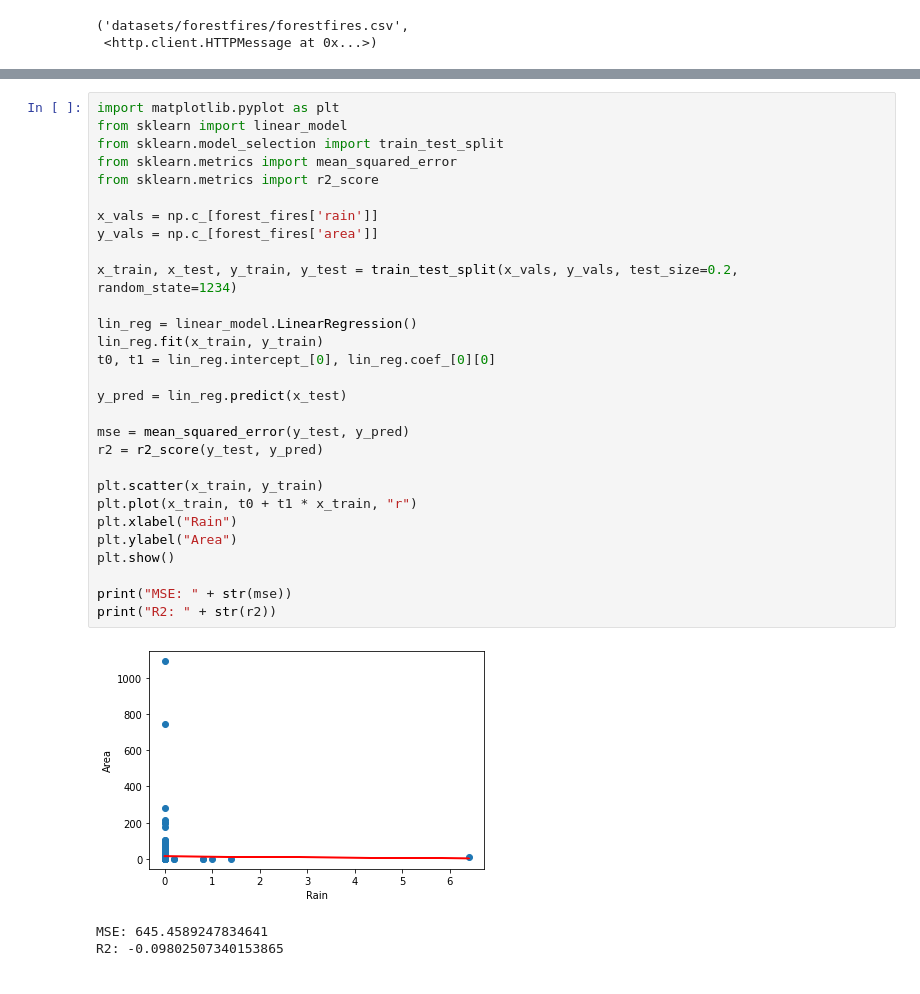
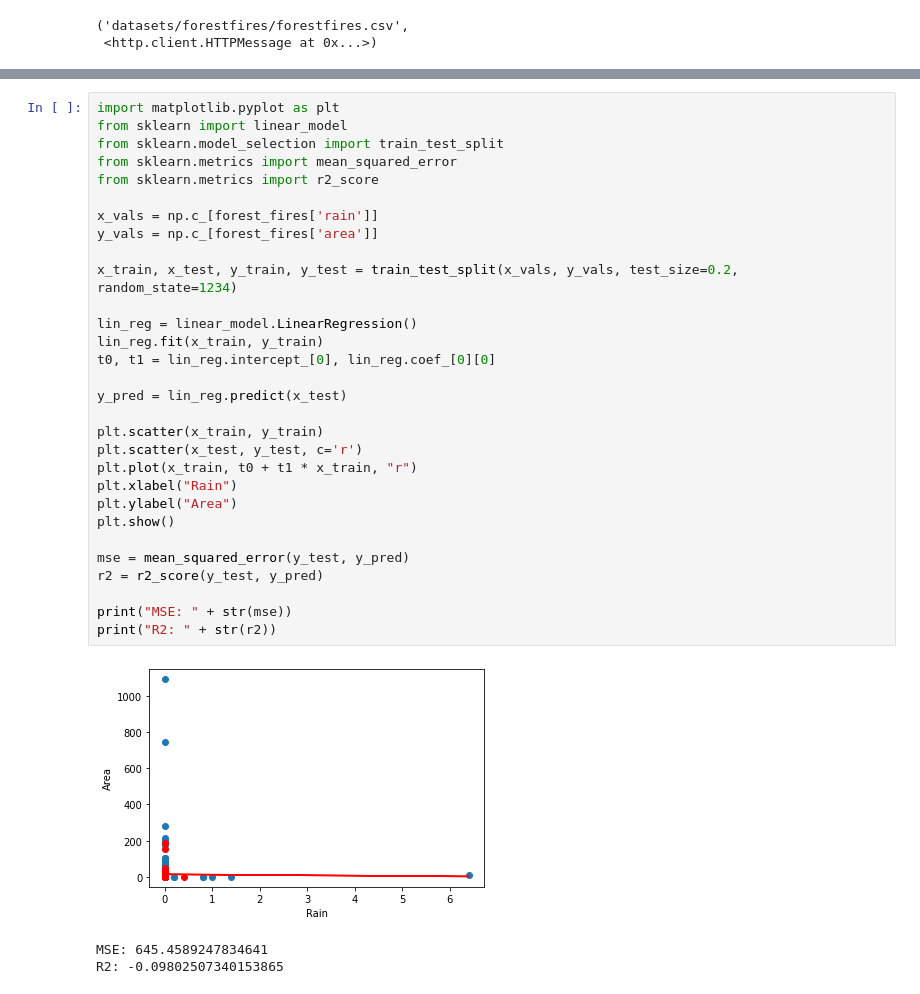
Before and after one commit to robd123/AML, a Jupyter notebook: Project1/Project1.ipynb, the cells around one changed output, grey strips where cells are left out. Drawn from its saved outputs; the diff is of its cells as text.

```diff
--- a/Project1/Project1.ipynb
+++ b/Project1/Project1.ipynb
@@ -131,33 +119,34 @@ R2: -0.09400963411497232
 # %%
 import matplotlib.pyplot as plt
 from sklearn import linear_model
 from sklearn.model_selection import train_test_split
 from sklearn.metrics import mean_squared_error
 from sklearn.metrics import r2_score
 
 x_vals = np.c_[forest_fires['rain']]
 y_vals = np.c_[forest_fires['area']]
 
 x_train, x_test, y_train, y_test = train_test_split(x_vals, y_vals, test_size=0.2, random_state=1234)
 
 lin_reg = linear_model.LinearRegression()
 lin_reg.fit(x_train, y_train)
 t0, t1 = lin_reg.intercept_[0], lin_reg.coef_[0][0]
 
 y_pred = lin_reg.predict(x_test)
 
-mse = mean_squared_error(y_test, y_pred)
-r2 = r2_score(y_test, y_pred)
-
 plt.scatter(x_train, y_train)
+plt.scatter(x_test, y_test, c='r')
 plt.plot(x_train, t0 + t1 * x_train, "r")
 plt.xlabel("Rain")
 plt.ylabel("Area")
 plt.show()
 
+mse = mean_squared_error(y_test, y_pred)
+r2 = r2_score(y_test, y_pred)
+
 print("MSE: " + str(mse))
 print("R2: " + str(r2))
 # %% [output]
-[figure, old version]
+[figure, new version]
 MSE: 645.4589247834641
 R2: -0.09802507340153865
```
Also changed, not shown: parts of 4 cells of this notebook.
